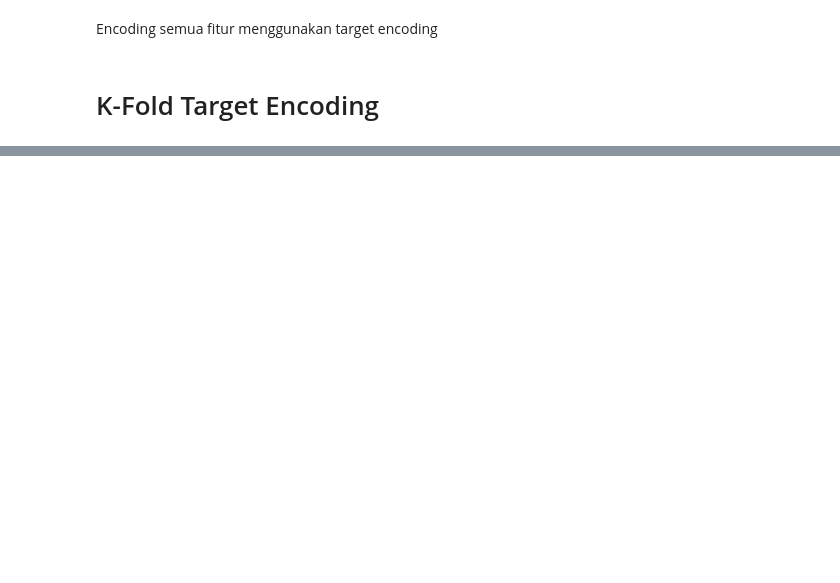
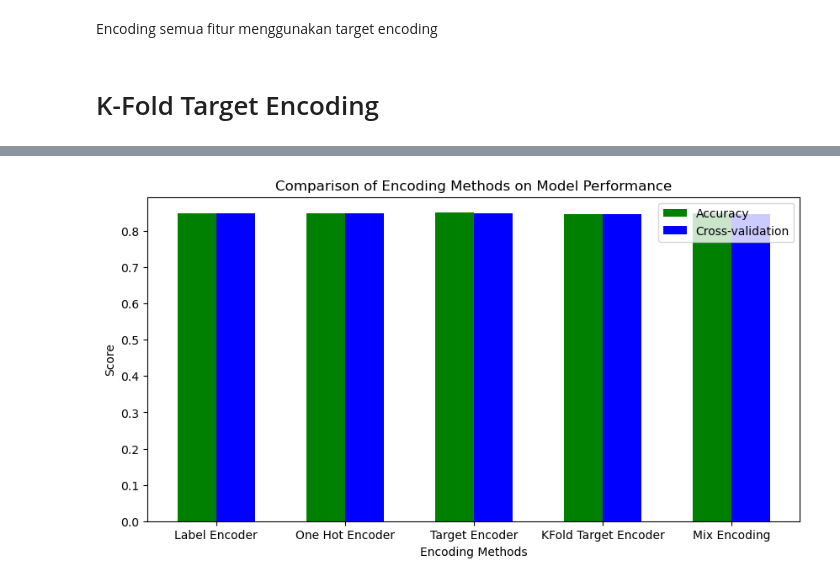
Before and after one commit to ahmadnafi30/3-AhmadNafiMubarok_OrieAbyanMaulana, a Jupyter notebook: code/encoding_vO.ipynb, the cells around one changed output, grey strips where cells are left out. Cells and saved outputs as stored; diff of their text form; code cells hidden in the pictures; blank space fills up the shorter version.

Commit message:
encoding and modelling

```diff
--- a/code/encoding_vO.ipynb
+++ b/code/encoding_vO.ipynb
@@ -151,0 +452,6 @@ TypeError: agg function failed [how->mean,dtype->object]
+# %%
+df_mix = df.copy()
+
+# label enc for target class
+label_enc = LabelEncoder()
+df_mix["Accident_severity"] = label_enc.fit_transform(df_ohe["Accident_severity"])
@@ -151,0 +460,9 @@ TypeError: agg function failed [how->mean,dtype->object]
+# %%
+one_hot_features = [
+    "Sex_of_driver", "Vehicle_driver_relation", "Owner_of_vehicle",
+    "Road_surface_type", "Road_surface_conditions", "Light_conditions", "Day"
+]
+
+df_mix = pd.get_dummies(df_mix, columns=one_hot_features, dtype=int)
+
+df_mix.head()
@@ -151,0 +479,7 @@ TypeError: agg function failed [how->mean,dtype->object]
+# %%
+ordinal_encode_features = ["Age_band_of_driver", "Driving_experience", "Casualty_severity"]
+
+oe = OrdinalEncoder()
+df_mix[ordinal_encode_features] = oe.fit_transform(df_mix[ordinal_encode_features]).astype(int)
+
+df_mix.head()
@@ -151,0 +616,25 @@ TypeError: agg function failed [how->mean,dtype->object]
+# %%
+import matplotlib.pyplot as plt
+import numpy as np
+
+encoding_methods = ['Label Encoder', 'One Hot Encoder', 'Target Encoder', 'KFold Target Encoder', 'Mix Encoding']
+accuracy_scores = [label_rf_accuracy, ohe_rf_accuracy, target_rf_accuracy, k_rf_accuracy, mix_rf_accuracy]
+cv_scores = [label_rv_cv, ohe_rv_cv, target_rv_cv, k_rv_cv, mix_rv_cv]
+
+x = np.arange(len(encoding_methods))
+width = 0.3
+
+fig, ax = plt.subplots(figsize=(10, 5))
+ax.bar(x - width/2, accuracy_scores, width, label='Accuracy', color='green')
+ax.bar(x + width/2, cv_scores, width, label='Cross-validation', color='blue')
+
+ax.set_xlabel('Encoding Methods')
+ax.set_ylabel('Score')
+ax.set_title('Comparison of Encoding Methods on Model Performance')
+ax.set_xticks(x)
+ax.set_xticklabels(encoding_methods, rotation=0)
+ax.legend()
+
+plt.show()
+# %% [output]
+[figure, added]
```
Also changed, not shown: parts of 28 cells of this notebook, 5 other files.
